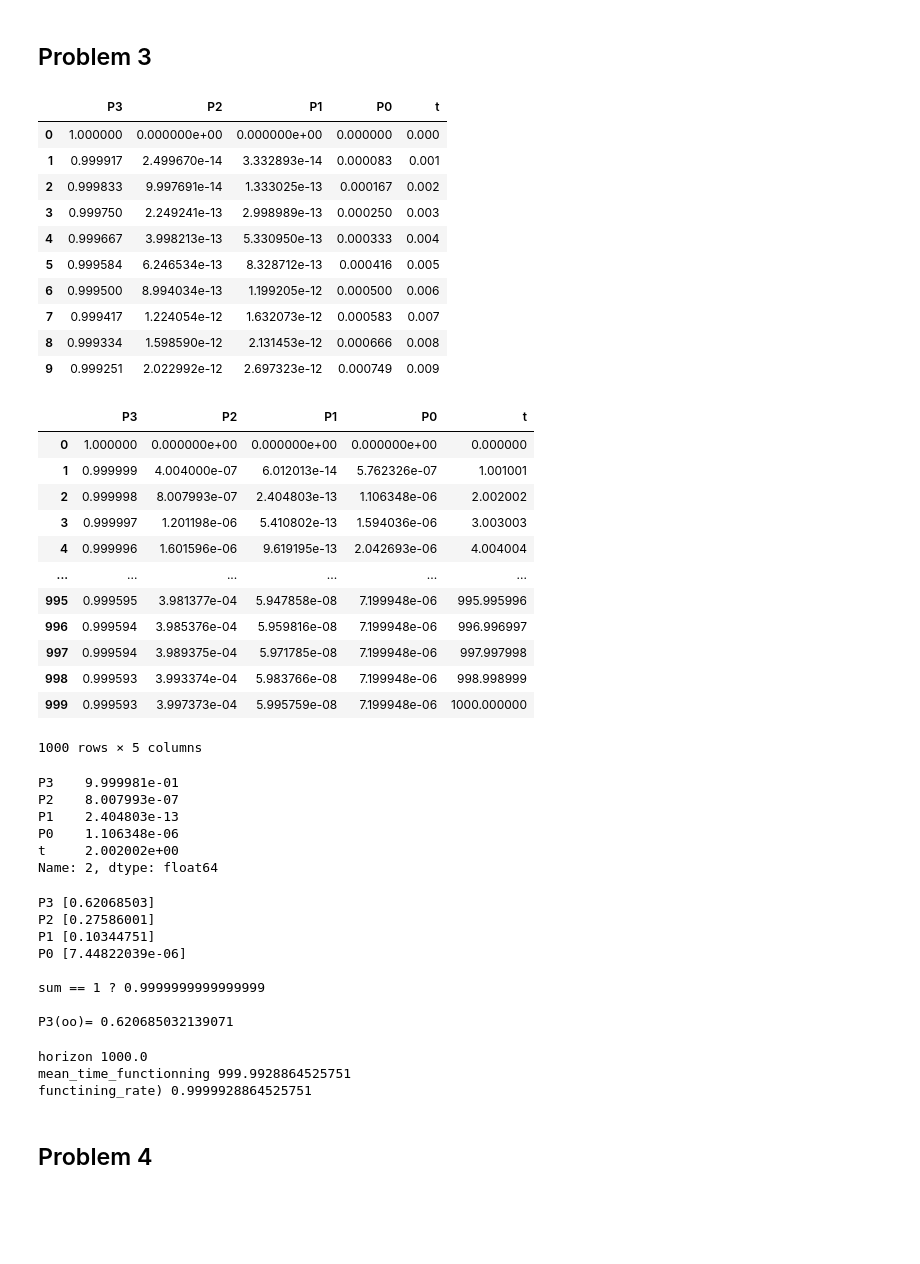
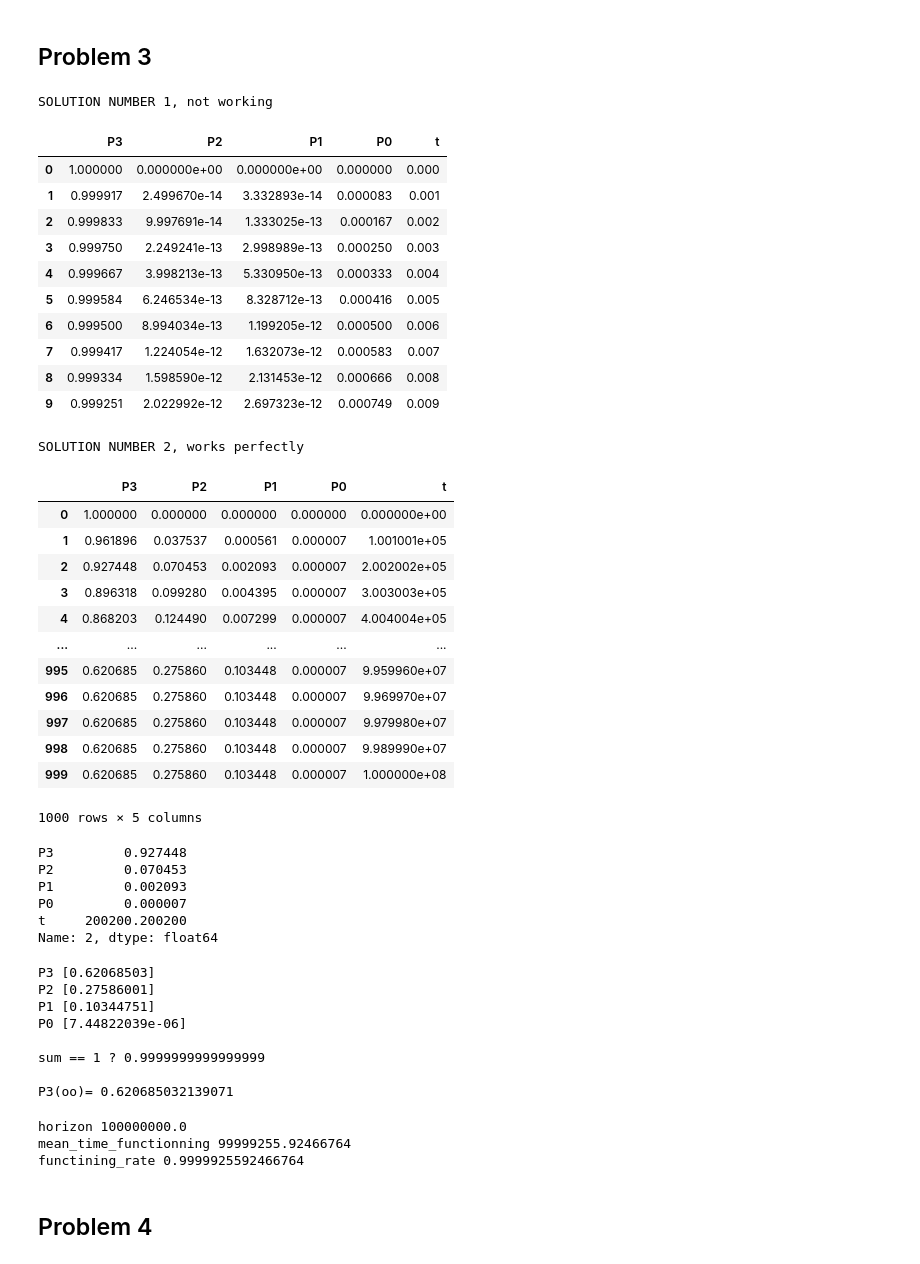
Before and after one commit to mohcineelharras/sdf_case_study, a Jupyter notebook: SDF.ipynb, the cells around one changed output. Drawn from its saved outputs; the diff is of its cells as text; code cells hidden in the pictures; blank space fills up the shorter version.

```diff
--- a/SDF.ipynb
+++ b/SDF.ipynb
@@ -119,8 +144,10 @@ Pt = odeint(deriv, P0, time, args=(A,))
 normalized_Pt=Pt/Pt.sum(axis=1)[:,None]
 Pt_df=pd.DataFrame(normalized_Pt,columns=["P3","P2","P1","P0"])
 Pt_df["t"]=time
+print("SOLUTION NUMBER 1, not working")
 Pt_df.head(10)
 # %% [output]
+SOLUTION NUMBER 1, not working
 |  | P3 | P2 | P1 | P0 | t |
 | 0 | 1.000000 | 0.000000e+00 | 0.000000e+00 | 0.000000 | 0.000 |
 | 1 | 0.999917 | 2.499670e-14 | 3.332893e-14 | 0.000083 | 0.001 |
@@ -135,45 +162,47 @@ Pt_df.head(10)
 # %%
 #******************************************** Q3  #********************************************
 # Permet de trouver P(t)=P(0).exp(At)
 # -------------------------------- Working---------------------------------
 # Transition matrix
 A = np.array([[-lambda_CPU-4*lambda_AI,            4*lambda_AI,                    0,                                 lambda_CPU],
                [0,                         -3*lambda_AI-lambda_CPU,            3*lambda_AI,                          lambda_CPU],
                [0,                                        0,               -lambda_CPU-2*lambda_AI,       lambda_CPU+2*lambda_AI],
                [mu_mn,                                    0,                      -0,                                  -mu_mn]])
 #Time Horizon
-time = np.linspace(0, 1000, 1000)
+time = np.linspace(0, 100000000, 1000)
 #Conditions initiales
 P0=[1,0,0,0]
 Pt=[]
 for i in range(len(time)):
   Pt.append(np.dot(np.array(P0),expm(A*time[i])))
 Pt_df=pd.DataFrame(np.array(Pt),columns=["P3","P2","P1","P0"])
 Pt_df["t"]=time
+print("SOLUTION NUMBER 2, works perfectly")
 Pt_df
 # %% [output]
+SOLUTION NUMBER 2, works perfectly
 |  | P3 | P2 | P1 | P0 | t |
-| 0 | 1.000000 | 0.000000e+00 | 0.000000e+00 | 0.000000e+00 | 0.000000 |
-| 1 | 0.999999 | 4.004000e-07 | 6.012013e-14 | 5.762326e-07 | 1.001001 |
-| 2 | 0.999998 | 8.007993e-07 | 2.404803e-13 | 1.106348e-06 | 2.002002 |
-| 3 | 0.999997 | 1.201198e-06 | 5.410802e-13 | 1.594036e-06 | 3.003003 |
-| 4 | 0.999996 | 1.601596e-06 | 9.619195e-13 | 2.042693e-06 | 4.004004 |
+| 0 | 1.000000 | 0.000000 | 0.000000 | 0.000000 | 0.000000e+00 |
+| 1 | 0.961896 | 0.037537 | 0.000561 | 0.000007 | 1.001001e+05 |
+| 2 | 0.927448 | 0.070453 | 0.002093 | 0.000007 | 2.002002e+05 |
+| 3 | 0.896318 | 0.099280 | 0.004395 | 0.000007 | 3.003003e+05 |
+| 4 | 0.868203 | 0.124490 | 0.007299 | 0.000007 | 4.004004e+05 |
 | ... | ... | ... | ... | ... | ... |
-| 995 | 0.999595 | 3.981377e-04 | 5.947858e-08 | 7.199948e-06 | 995.995996 |
-| 996 | 0.999594 | 3.985376e-04 | 5.959816e-08 | 7.199948e-06 | 996.996997 |
-| 997 | 0.999594 | 3.989375e-04 | 5.971785e-08 | 7.199948e-06 | 997.997998 |
-| 998 | 0.999593 | 3.993374e-04 | 5.983766e-08 | 7.199948e-06 | 998.998999 |
-| 999 | 0.999593 | 3.997373e-04 | 5.995759e-08 | 7.199948e-06 | 1000.000000 |
+| 995 | 0.620685 | 0.275860 | 0.103448 | 0.000007 | 9.959960e+07 |
+| 996 | 0.620685 | 0.275860 | 0.103448 | 0.000007 | 9.969970e+07 |
+| 997 | 0.620685 | 0.275860 | 0.103448 | 0.000007 | 9.979980e+07 |
+| 998 | 0.620685 | 0.275860 | 0.103448 | 0.000007 | 9.989990e+07 |
+| 999 | 0.620685 | 0.275860 | 0.103448 | 0.000007 | 1.000000e+08 |
-1000 rows × 5 columns
+1000 rows × 5 columns
 # %%
 t=2
 Pt_df.iloc[t]
 # %% [output]
-P3    9.999981e-01
-P2    8.007993e-07
-P1    2.404803e-13
-P0    1.106348e-06
-t     2.002002e+00
+P3         0.927448
+P2         0.070453
+P1         0.002093
+P0         0.000007
+t     200200.200200
 Name: 2, dtype: float64
 # %%
 #******************************************** Q4  #********************************************
@@ -227,9 +256,9 @@ print("horizon",list(t)[-1])
 print("mean_time_functionning",mean_time_functionning)
 print("functining_rate", functining_rate)
 # %% [output]
-horizon 1000.0
-mean_time_functionning 999.9928864525751
-functining_rate) 0.9999928864525751
+horizon 100000000.0
+mean_time_functionning 99999255.92466764
+functining_rate 0.9999925592466764
 # %% [markdown]
 ## Problem 4
 # %%
```
Also changed, not shown: parts of 6 cells of this notebook.
